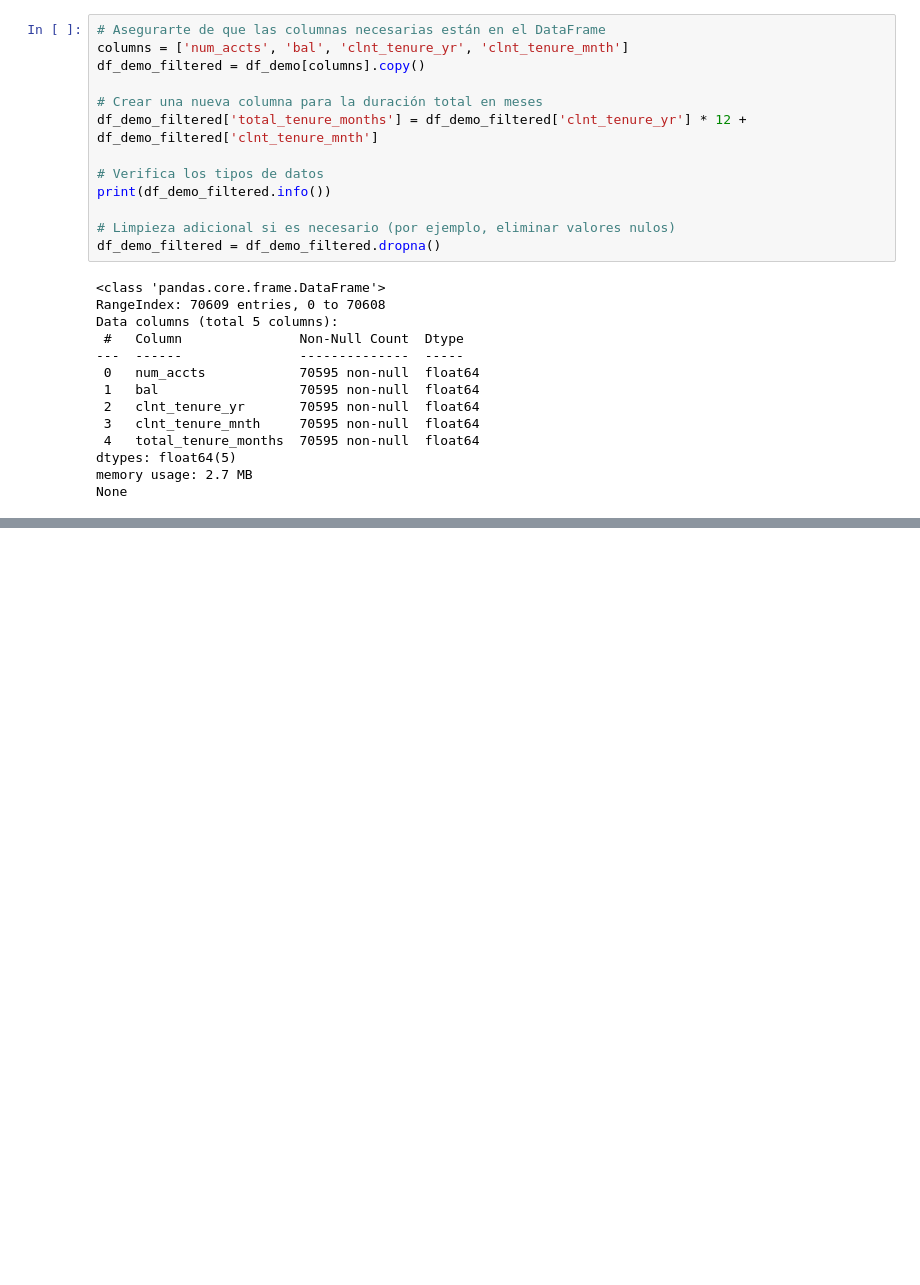
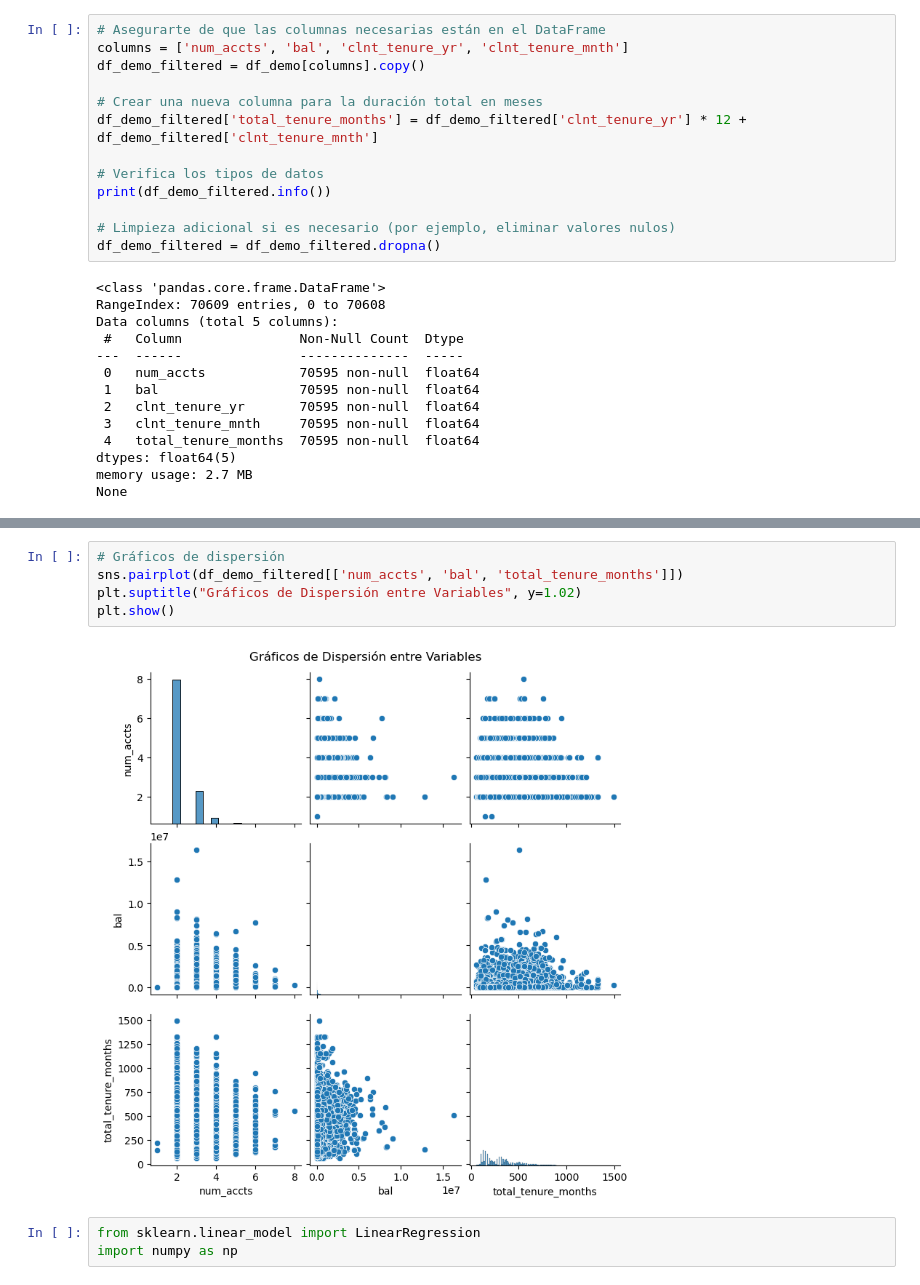
Before and after one commit to GemaVNZ/vanguard-ab-test, a Jupyter notebook: 00_PREVIO/3_metricas_balance.ipynb, the cells around one changed output, grey strips where cells are left out. Saved outputs shown, nothing was run; the diff lists cells and outputs as text; blank space fills up the shorter version.

```diff
--- a/00_PREVIO/3_metricas_balance.ipynb
+++ b/00_PREVIO/3_metricas_balance.ipynb
@@ -57,0 +84,10 @@ None
+# %%
+# Gráficos de dispersión
+sns.pairplot(df_demo_filtered[['num_accts', 'bal', 'total_tenure_months']])
+plt.suptitle("Gráficos de Dispersión entre Variables", y=1.02)
+plt.show()
+# %% [output]
+[figure, added]
+# %%
+from sklearn.linear_model import LinearRegression
+import numpy as np
```
Also changed, not shown: parts of 8 cells of this notebook.
